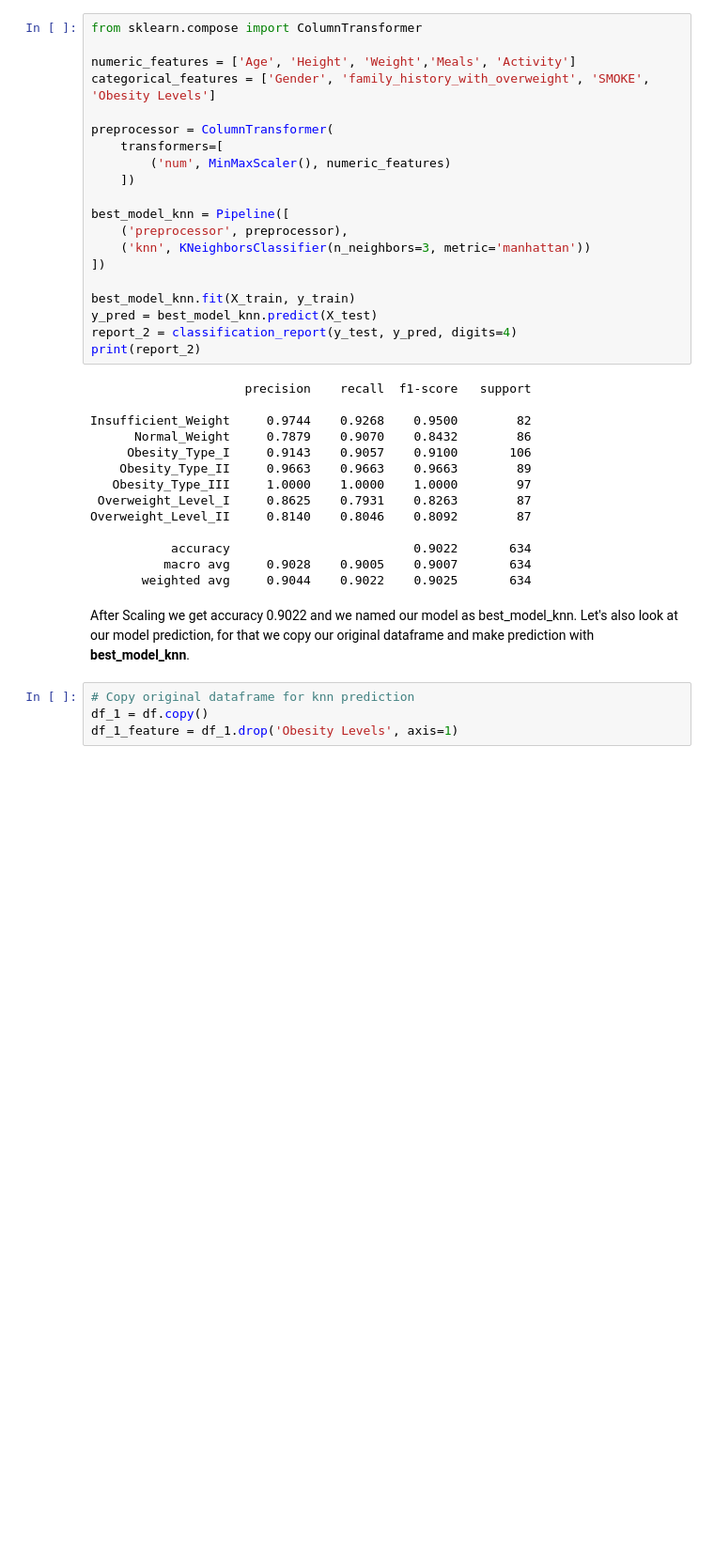
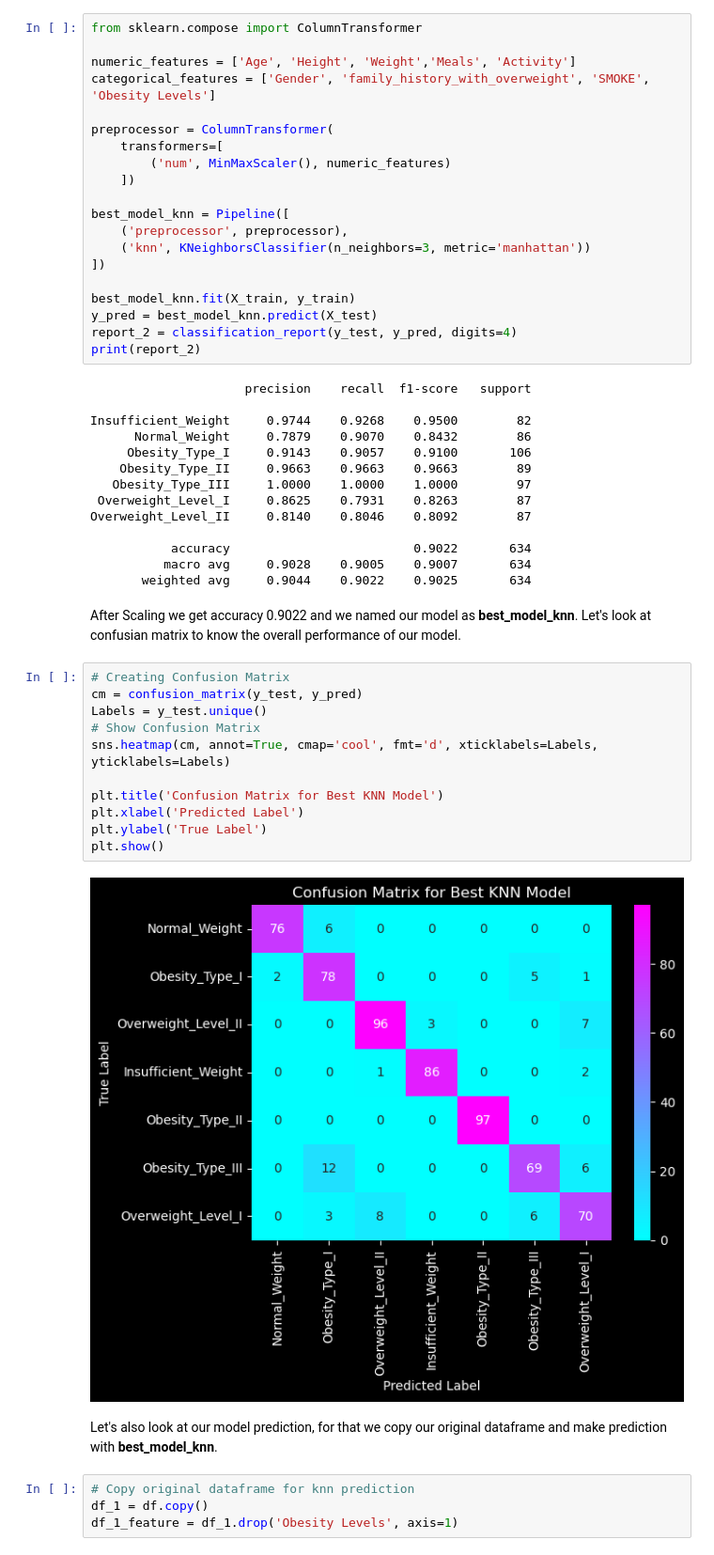
Before and after one commit to PrastyaSusanto/Obese-App, a Jupyter notebook: obesity-level-prediction-and-eda.ipynb, the cells around one changed output. Shown: that part at 94% size. Drawn from its saved outputs; the diff is of its cells as text; blank space fills up the shorter version.

```diff
--- a/obesity-level-prediction-and-eda.ipynb
+++ b/obesity-level-prediction-and-eda.ipynb
@@ -408,8 +412,22 @@ Overweight_Level_II     0.8140    0.8046    0.8092        87
            accuracy                         0.9022       634
           macro avg     0.9028    0.9005    0.9007       634
        weighted avg     0.9044    0.9022    0.9025       634
+# %% [markdown]
+After Scaling we get accuracy 0.9022 and we named our model as **best_model_knn**. Let's look at confusian matrix to know the overall performance of our model.
+# %%
+# Creating Confusion Matrix
+cm = confusion_matrix(y_test, y_pred)
+Labels = y_test.unique()
+# Show Confusion Matrix
+sns.heatmap(cm, annot=True, cmap='cool', fmt='d', xticklabels=Labels, yticklabels=Labels)
+
+plt.title('Confusion Matrix for Best KNN Model')
+plt.xlabel('Predicted Label')
+plt.ylabel('True Label')
+plt.show()
+# %% [output]
+[figure, added]
 # %% [markdown]
-After Scaling we get accuracy 0.9022 and we named our model as best_model_knn.
 Let's also look at our model prediction, for that we copy our original dataframe and make prediction with **best_model_knn**.
 # %%
 # Copy original dataframe for knn prediction
```
Also changed, not shown: parts of 21 cells of this notebook.
